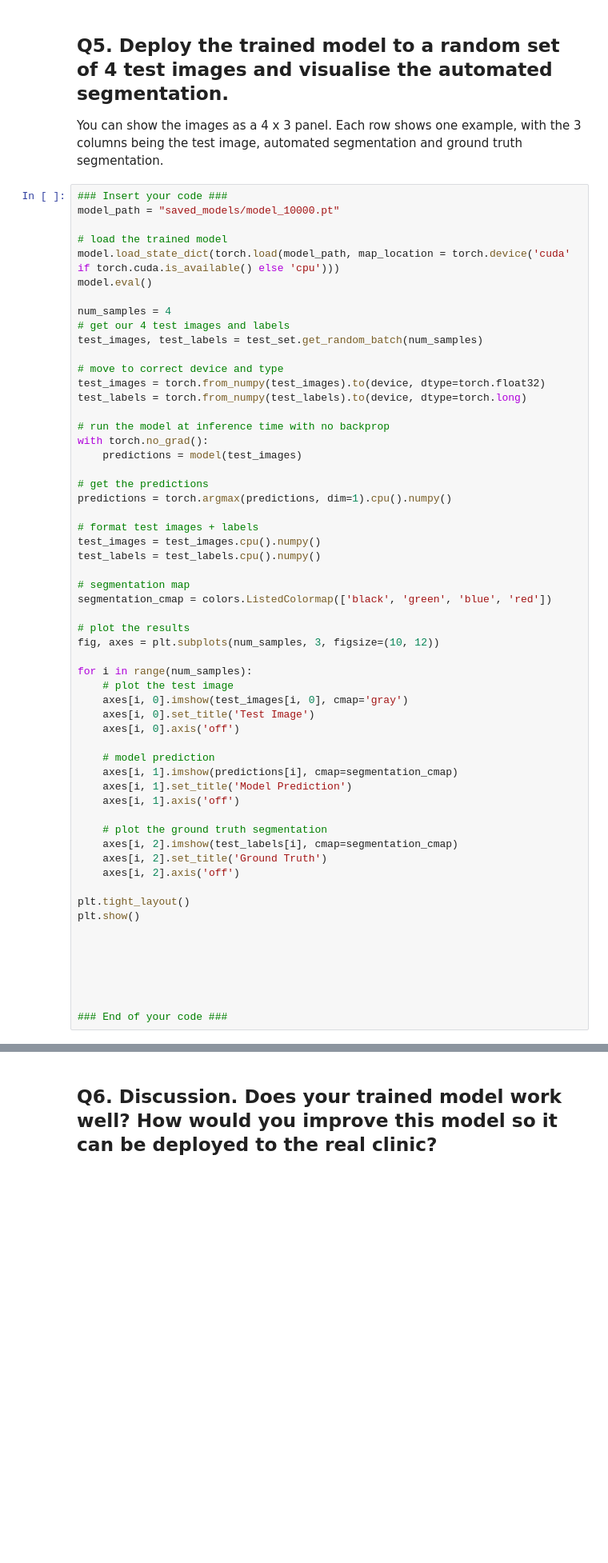
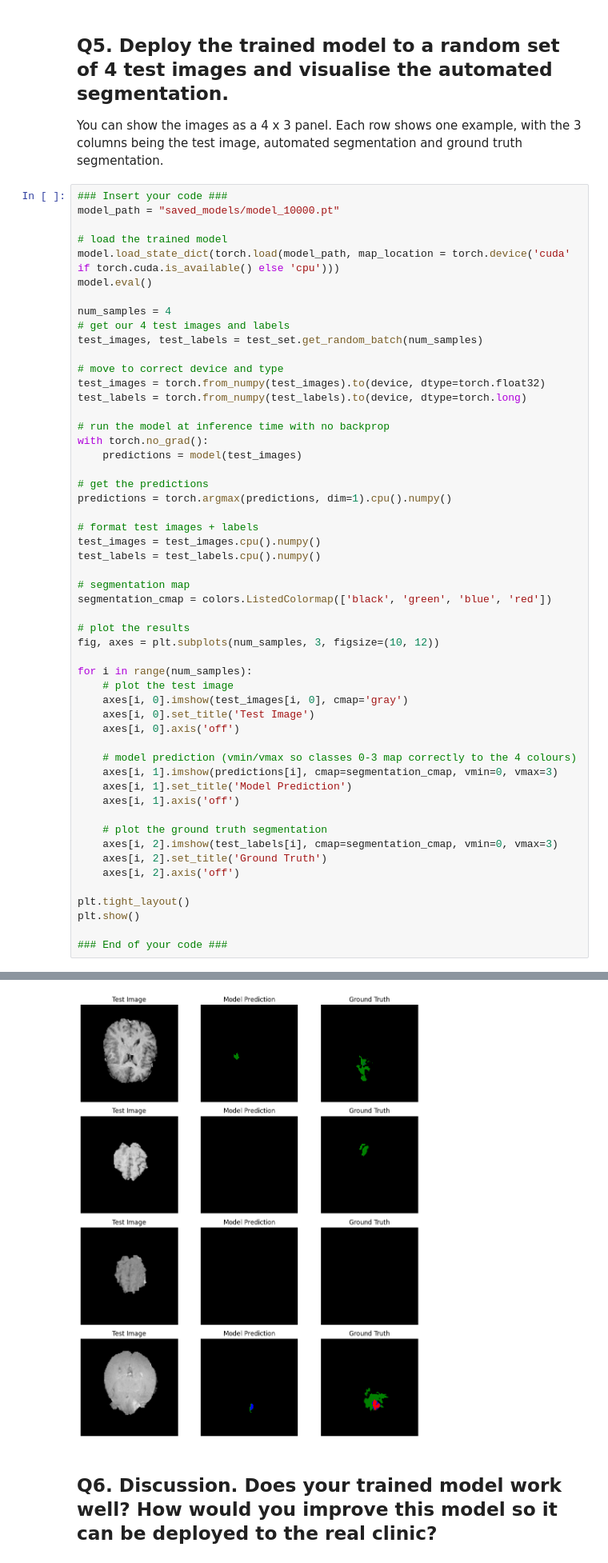
Before and after one commit to sere-nity/Computer_Vision_2026, a Jupyter notebook: coursework_02/coursework_02.ipynb, the cells around one changed output, grey strips where cells are left out. Shown at 80% size. Drawn from its saved outputs; the diff is of its cells as text; blank space fills up the shorter version.

```diff
--- a/coursework_02/coursework_02.ipynb
+++ b/coursework_02/coursework_02.ipynb
@@ -498,23 +500,18 @@ for i in range(num_samples):
     axes[i, 0].set_title('Test Image')
     axes[i, 0].axis('off')
 
-    # model prediction
-    axes[i, 1].imshow(predictions[i], cmap=segmentation_cmap)
+    # model prediction (vmin/vmax so classes 0-3 map correctly to the 4 colours)
+    axes[i, 1].imshow(predictions[i], cmap=segmentation_cmap, vmin=0, vmax=3)
     axes[i, 1].set_title('Model Prediction')
     axes[i, 1].axis('off')
 
     # plot the ground truth segmentation
-    axes[i, 2].imshow(test_labels[i], cmap=segmentation_cmap)
+    axes[i, 2].imshow(test_labels[i], cmap=segmentation_cmap, vmin=0, vmax=3)
     axes[i, 2].set_title('Ground Truth')
     axes[i, 2].axis('off')
 
 plt.tight_layout()
 plt.show()
 
-
-
-
-
-
 ### End of your code ###
 # %% [output]
@@ -522,2 +518,3 @@ NameError: name 'model' is not defined
+[figure, added]
 # %% [markdown]
 ## Q6. Discussion. Does your trained model work well? How would you improve this model so it can be deployed to the real clinic?
```
Also changed, not shown: parts of 5 cells of this notebook.
